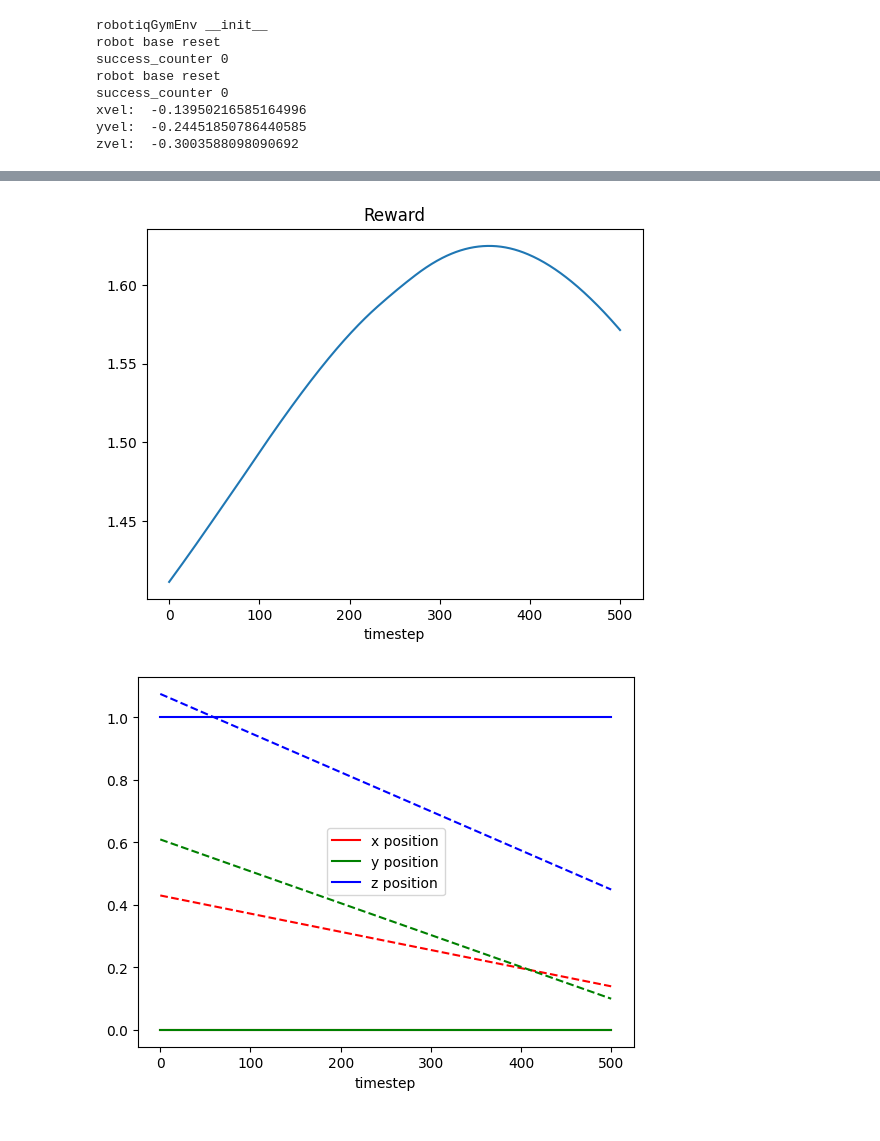
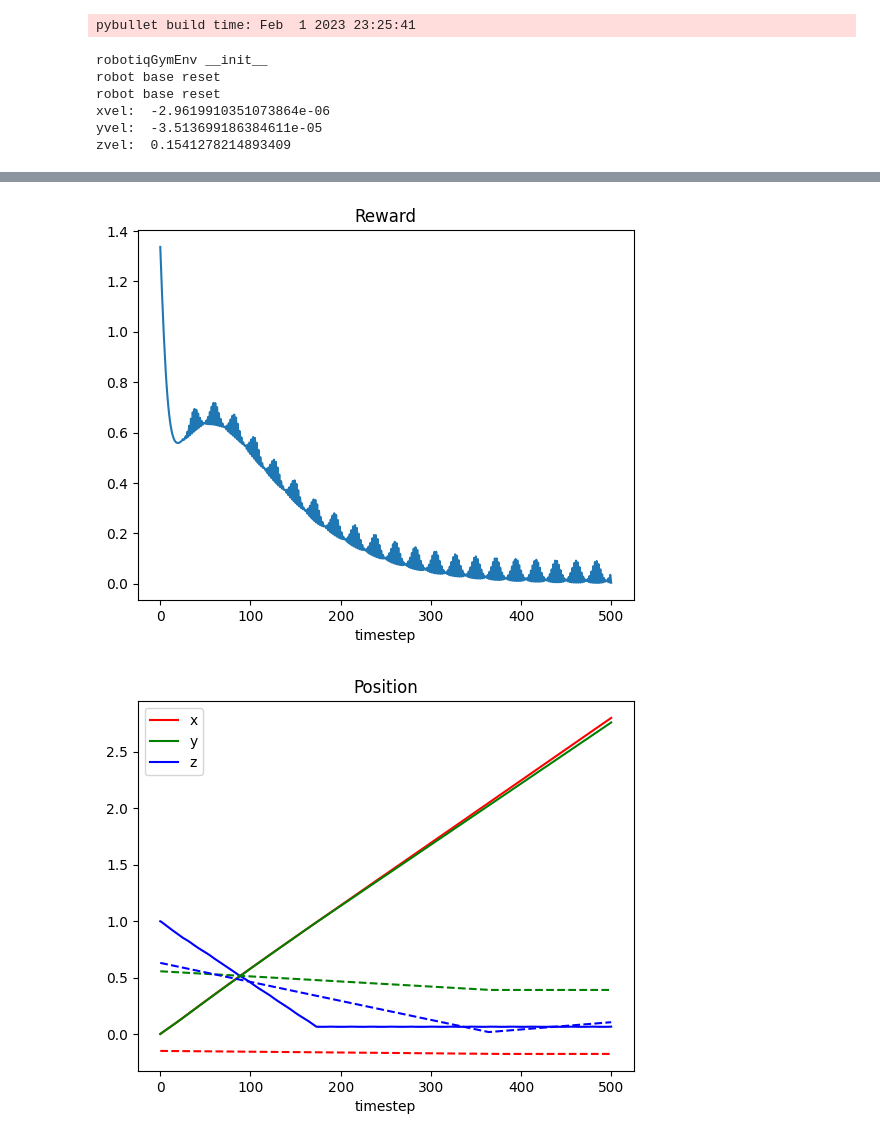
Before and after one commit to baha2r/Fanuc_Robotiq_Grasp, a Jupyter notebook: EnvDebug.ipynb, the cells around one changed output, grey strips where cells are left out. Drawn from its saved outputs; the diff is of its cells as text; code cells hidden in the pictures.

Commit message:
model staterd to train

```diff
--- a/EnvDebug.ipynb
+++ b/EnvDebug.ipynb
@@ -53,9 +53,9 @@ def main():
         #   action = [0 , 0 , 0 , 0 , 0 , 0 , 0.1]
         # else:
         #   action = [0 , 0 , 0 , 1 , 0 , 1 , 1]
-        # action, _states = model.predict(obs, deterministic=True)
-        action = [0, 0, 0, 0, 0, 0]
-        ob, reward, done, truncated, info = env.step(action)
+        action, _states = model.predict(obs, deterministic=True)
+        # action = [0, 0, 0, 0, 0, 0]
+        obs, reward, done, truncated, info = env.step(action)
 
         rewards_ = np.append(rewards_,reward)
         xaction_ = np.append(xaction_,action[0])
@@ -93,14 +93,15 @@ def main():
     plt.title("Reward")
 
     plt.figure()
-    plt.plot(xposition_, label="x position", color='red')
-    plt.plot(yposition_, label="y position", color='green')
-    plt.plot(zposition_, label="z position", color='blue')
+    plt.plot(xposition_, label="x", color='red')
+    plt.plot(yposition_, label="y", color='green')
+    plt.plot(zposition_, label="z", color='blue')
 
     plt.plot(targetxposition_, linestyle='--', color='red')
     plt.plot(targetyposition_, linestyle='--', color='green')
     plt.plot(targetzposition_, linestyle='--', color='blue')
     plt.xlabel("timestep")
+    plt.title("Position")
     plt.legend()
 
     plt.figure()
@@ -120,11 +121,10 @@ def main():
 if __name__ == "__main__":
   main()
 # %% [output]
-robotiqGymEnv __init__
-robot base reset
-success_counter 0
-robot base reset
-success_counter 0
-xvel:  -0.13950216585164996
-yvel:  -0.24451850786440585
-zvel:  -0.3003588098090692
+pybullet build time: Feb  1 2023 23:25:41
+robotiqGymEnv __init__
+robot base reset
+robot base reset
+xvel:  -2.9619910351073864e-06
+yvel:  -3.513699186384611e-05
+zvel:  0.1541278214893409
@@ -132,2 +132,2 @@ zvel:  -0.3003588098090692
-[figure, old version]
+[figure, new version]
-[figure, old version]
+[figure, new version]
```
Also changed, not shown: parts of 1 cell of this notebook, 10 other files.
